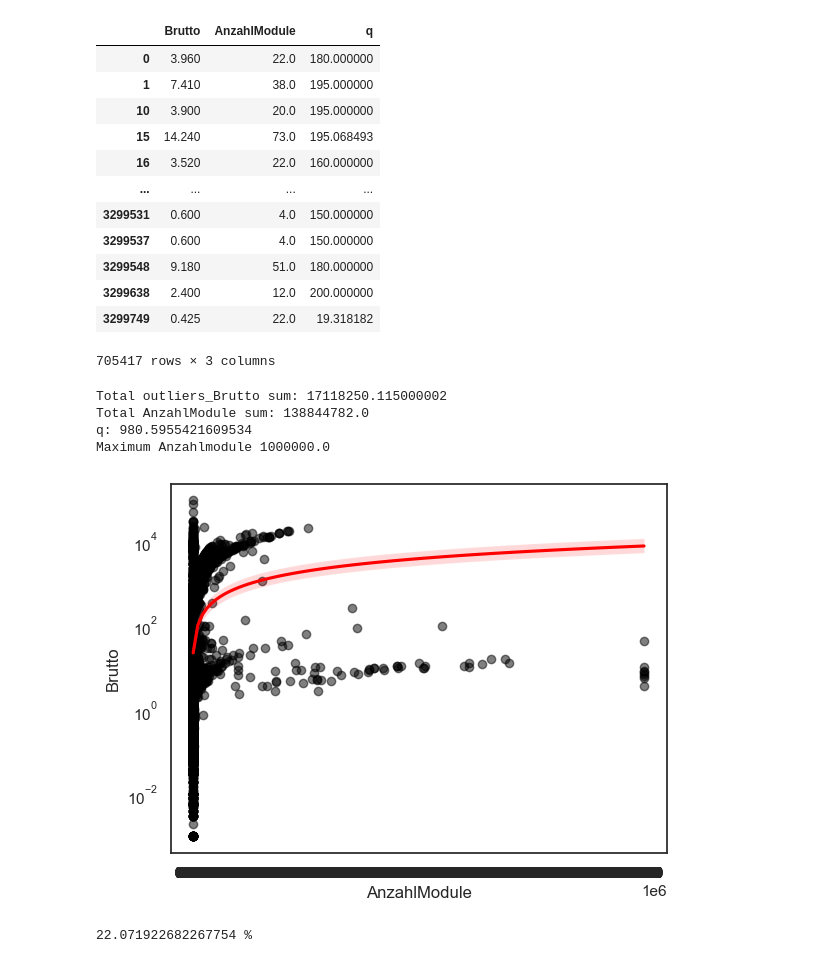
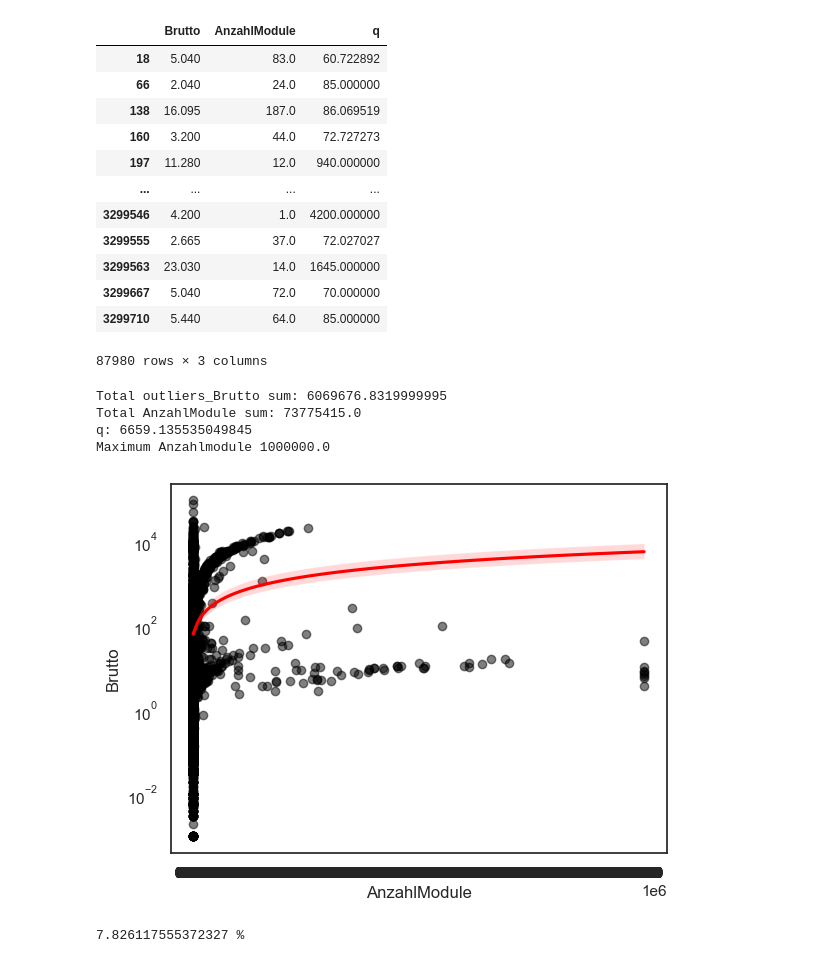
Before and after one commit to Mohammad-S-Rahman/open_mastr_thesis, a Jupyter notebook: thesis/Q_without_outliers_Solar.ipynb, the cells around one changed output. Cells and saved outputs as stored; diff of their text form; code cells hidden in the pictures.

```diff
--- a/thesis/Q_without_outliers_Solar.ipynb
+++ b/thesis/Q_without_outliers_Solar.ipynb
@@ -119,7 +119,7 @@ q: 431.2833345932782
 # %%
 #outliers
 # Create a new DataFrame containing rows where 'q' is not between 300 and 500
-filtered_df = df[(df['q'] > 800) | (df['q'] < 200)].copy()
+filtered_df = df[(df['q'] > 800) | (df['q'] < 100)].copy()
 
 
 # Display the new DataFrame
@@ -128,50 +128,50 @@ display(filtered_df)
 
 # Calculate the total sum for 'Bruttoleistung' and 'AnzahlModule'
 total_brutto_sum_outliers = filtered_df['Brutto'].sum()
 total_anzahlmodule_sum_outliers = filtered_df['AnzahlModule'].sum()
 
 print(f'Total outliers_Brutto sum: {total_brutto_sum_outliers}')
 print(f'Total AnzahlModule sum: {total_anzahlmodule_sum_outliers}')
 
 outliers_q = filtered_df['q'].mean()
 
 print(f'q: {outliers_q}')
 print("Maximum Anzahlmodule",filtered_df['AnzahlModule'].max())
 sns.set(style="white")
 
 ax = sns.regplot(data=filtered_df, x="AnzahlModule", y="Brutto",
                  scatter_kws={"color": "black", "alpha": 0.5},
                  line_kws={"color": "red"})
 
 # Set y-axis to log scale
 ax.set_yscale("log")
 
 # Set y-axis ticks with an interval of 50
 ax.xaxis.set_major_locator(plt.FixedLocator(range(0, int(filtered_df['AnzahlModule'].max()) + 50, 50)))
 
 # Show the plot
 plt.show()
 # %% [output]
 |  | Brutto | AnzahlModule | q |
-| 0 | 3.960 | 22.0 | 180.000000 |
-| 1 | 7.410 | 38.0 | 195.000000 |
-| 10 | 3.900 | 20.0 | 195.000000 |
-| 15 | 14.240 | 73.0 | 195.068493 |
-| 16 | 3.520 | 22.0 | 160.000000 |
+| 18 | 5.040 | 83.0 | 60.722892 |
+| 66 | 2.040 | 24.0 | 85.000000 |
+| 138 | 16.095 | 187.0 | 86.069519 |
+| 160 | 3.200 | 44.0 | 72.727273 |
+| 197 | 11.280 | 12.0 | 940.000000 |
 | ... | ... | ... | ... |
-| 3299531 | 0.600 | 4.0 | 150.000000 |
-| 3299537 | 0.600 | 4.0 | 150.000000 |
-| 3299548 | 9.180 | 51.0 | 180.000000 |
-| 3299638 | 2.400 | 12.0 | 200.000000 |
-| 3299749 | 0.425 | 22.0 | 19.318182 |
+| 3299546 | 4.200 | 1.0 | 4200.000000 |
+| 3299555 | 2.665 | 37.0 | 72.027027 |
+| 3299563 | 23.030 | 14.0 | 1645.000000 |
+| 3299667 | 5.040 | 72.0 | 70.000000 |
+| 3299710 | 5.440 | 64.0 | 85.000000 |
-705417 rows × 3 columns
+87980 rows × 3 columns
-Total outliers_Brutto sum: 17118250.115000002
-Total AnzahlModule sum: 138844782.0
-q: 980.5955421609534
+Total outliers_Brutto sum: 6069676.8319999995
+Total AnzahlModule sum: 73775415.0
+q: 6659.135535049845
 Maximum Anzahlmodule 1000000.0
-[figure, old version]
+[figure, new version]
 # %%
 error_rate = total_brutto_sum_outliers/brutto_sum
 print(error_rate*100, "%")
 # %% [output]
-22.071922682267754 %
+7.826117555372327 %
```
Also changed, not shown: parts of 7 cells of this notebook, 13 other files.
